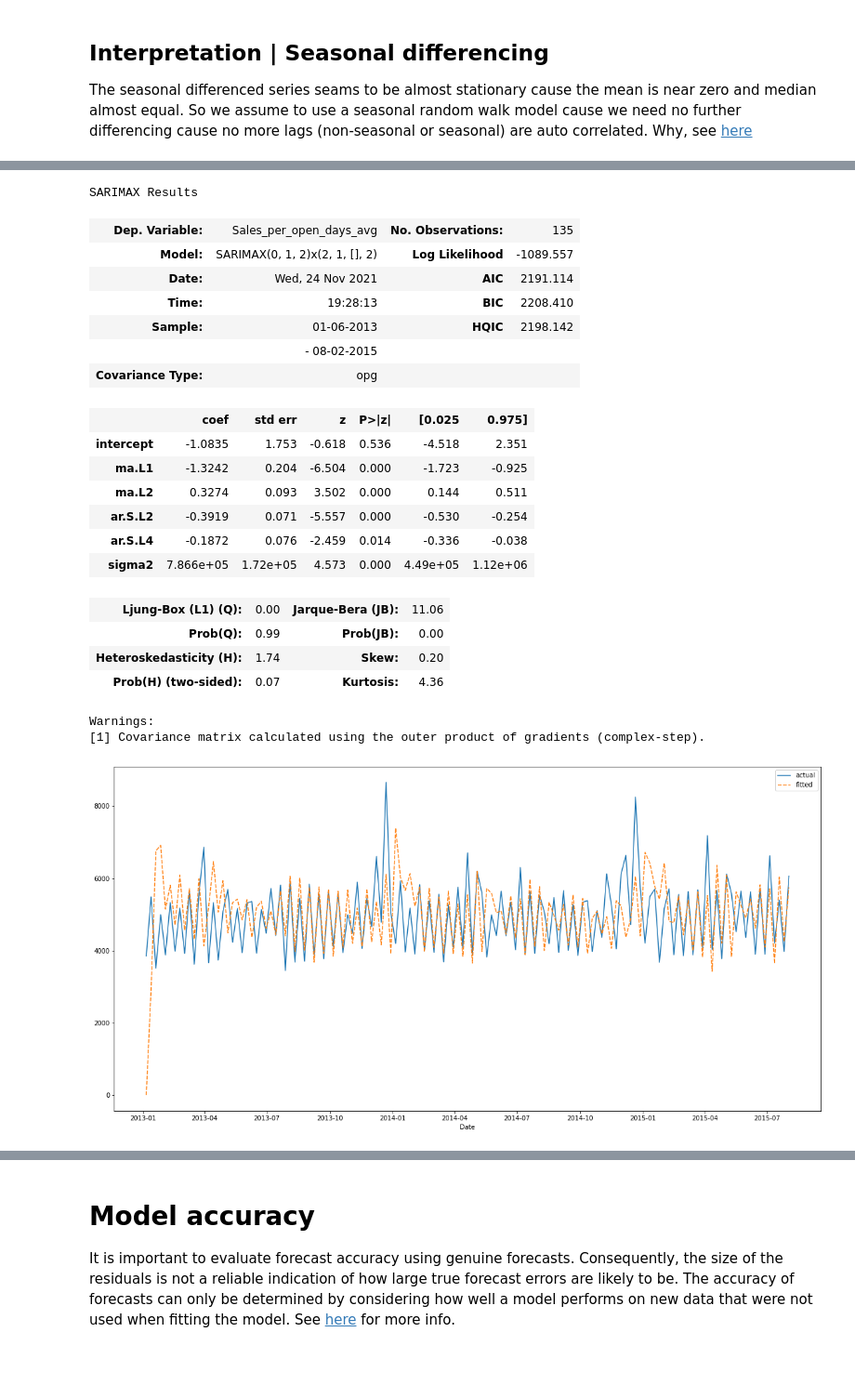
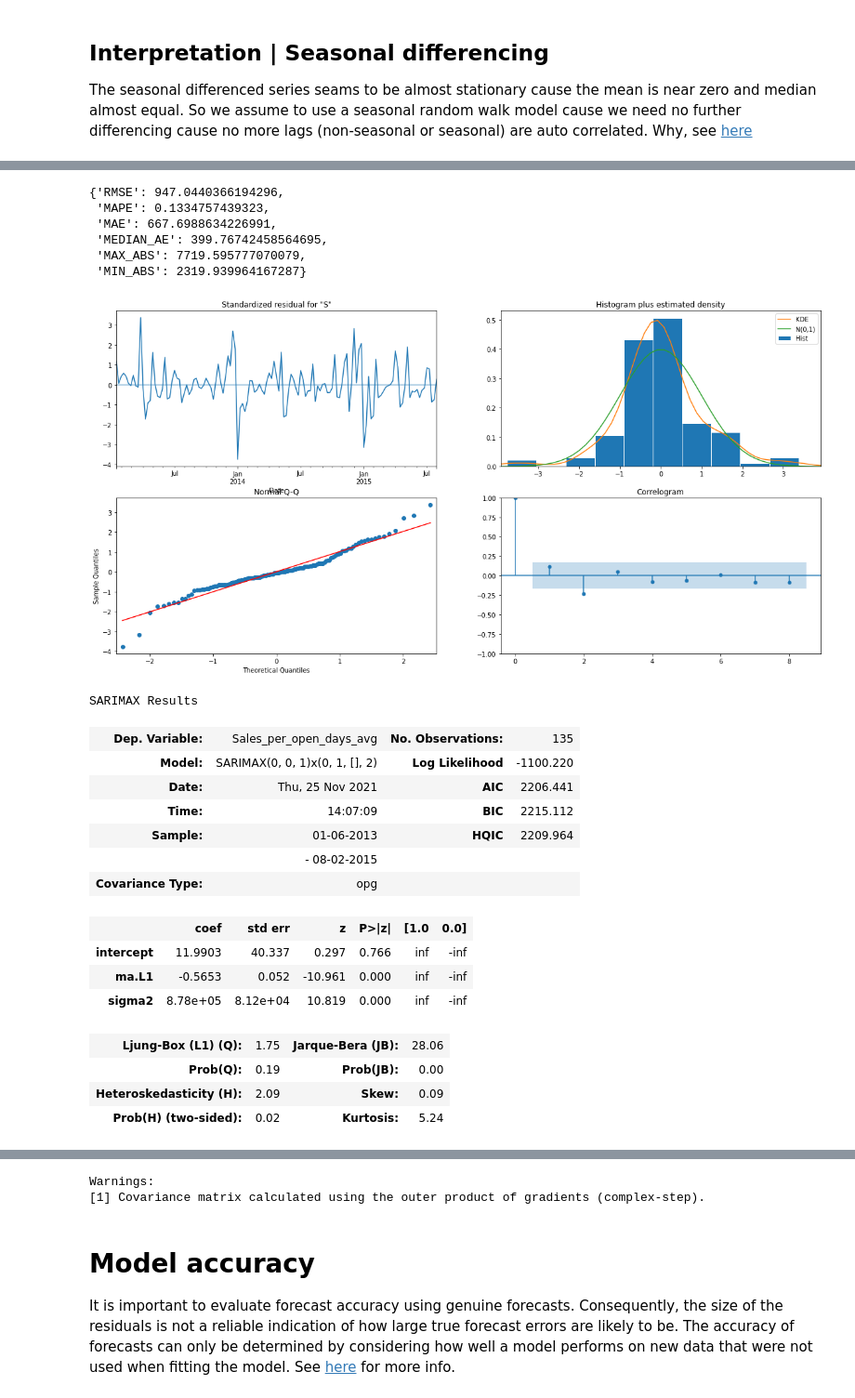
Before and after one commit to bruennijs/kaggle_rossmann_sales, a Jupyter notebook: regression_weekly.ipynb, the cells around one changed output, grey strips where cells are left out. Shown at 93% size. Saved outputs shown, nothing was run; the diff lists cells and outputs as text; code cells hidden in the pictures; blank space fills up the shorter version.

Commit message:
MOnthly - Correct models using only one d=0, D=1 for weekly and monthly

```diff
--- a/regression_weekly.ipynb
+++ b/regression_weekly.ipynb
@@ -51,27 +51,26 @@ def plot_series_hist_acf_kpss(Yt: Series, lags=5, plot_lag_plot=False, hist_bins
         plt.show()
 
 # Actual vs Fitted
-def plot_actual_and_fitted_values(y_t: Series, model_fit: ARIMAResults):
+def plot_actual_and_fitted_values(y: Series, model_fit: ARIMAResults):
     f, axes = plt.subplots(1, 1)
     f.set_size_inches(w=20, h=10)
-    f = sns.lineplot(data=pd.DataFrame({'actual': y_t, 'fitted': model_fit.fittedvalues}), ax=axes)
+    f = sns.lineplot(data=pd.DataFrame({'actual': y, 'fitted': model_fit.fittedvalues}), ax=axes)
     plt.show()
 
 
-def errors(y_t: Series, y_pred: Series):
+def errors(y: Series, y_pred: Series):
     return {
-        'RMSE': np.sqrt(mean_squared_error(y_t, y_pred, squared=True)),
-        'MAPE': mean_absolute_percentage_error(y_t, y_pred),
-        'MAE': mean_absolute_error(y_t, y_pred),
-        'MEDIAN_AE': median_absolute_error(y_t, y_pred),
+        'RMSE': np.sqrt(mean_squared_error(y, y_pred, squared=True)),
+        'MAPE': mean_absolute_percentage_error(y, y_pred),
+        'MAE': mean_absolute_error(y, y_pred),
+        'MEDIAN_AE': median_absolute_error(y, y_pred),
         'MAX_ABS': y_pred.abs().max(),
         'MIN_ABS': y_pred.abs().min()}
 
 
-def model_errors(y_t: Series, model_fit: ARIMAResults):
-    fitted:Series = model_fit.fittedvalues[y_t.index]
-    residuals:Series = model_fit.resid[y_t.index]
-    errors(fitted, residuals)
+def model_errors(y: Series, model_fit: ARIMAResults):
+    fitted:Series = model_fit.fittedvalues[y.index]
+    return errors(y, fitted)
 # %% [markdown]
 # Preprocessing
 Feature engineering, create categorial columns
@@ -226,19 +234,20 @@ import seaborn as sns
 from statsmodels.tsa.statespace.sarimax import SARIMAX
 from statsmodels.tsa.arima.model import ARIMAResults
 
-model: SARIMAX = SARIMAX(y_t, order=(0, 1, 2), seasonal_order=(2, 1, 0, 2), trend='c')
+model: SARIMAX = SARIMAX(y_t, order=(0, 0, 1), seasonal_order=(0, 1, 0, 2), trend='c')
 model_fit: ARIMAResults = model.fit(disp=False)
-model_fit.summary()
 
+# Plot actual vs fitted values
+plot_actual_and_fitted_values(y_t, model_fit)
 
+# actual vs fitted errors
 errors_dict: dict[str, float] = model_errors(y_t.iloc[2:], model_fit)
 errors_dict
 #"MAE model={}".format(model_fit.mae)
 
-# Plot actual vs fitted values
-plot_actual_and_fitted_values(y_t, model_fit)
-
 # Residuals diagnostics
 figure: Figure = model_fit.plot_diagnostics(lags=8, figsize=(20, 10))
 plt.show()
+
+model_fit.summary(2)
 # %% [output]
@@ -245,22 +255,23 @@ plt.show()
-SARIMAX Results
+{'RMSE': 947.0440366194296,
+ 'MAPE': 0.1334757439323,
+ 'MAE': 667.6988634226991,
+ 'MEDIAN_AE': 399.76742458564695,
+ 'MAX_ABS': 7719.595777070079,
+ 'MIN_ABS': 2319.939964167287}
+[figure, new version]
+SARIMAX Results
 | Dep. Variable: | Sales_per_open_days_avg | No. Observations: | 135 |
-| Model: | SARIMAX(0, 1, 2)x(2, 1, [], 2) | Log Likelihood | -1089.557 |
-| Date: | Wed, 24 Nov 2021 | AIC | 2191.114 |
-| Time: | 19:28:13 | BIC | 2208.410 |
-| Sample: | 01-06-2013 | HQIC | 2198.142 |
+| Model: | SARIMAX(0, 0, 1)x(0, 1, [], 2) | Log Likelihood | -1100.220 |
+| Date: | Thu, 25 Nov 2021 | AIC | 2206.441 |
+| Time: | 14:07:09 | BIC | 2215.112 |
+| Sample: | 01-06-2013 | HQIC | 2209.964 |
 |  | - 08-02-2015 |  |  |
 | Covariance Type: | opg |  |  |
-|  | coef | std err | z | P>|z| | [0.025 | 0.975] |
-| intercept | -1.0835 | 1.753 | -0.618 | 0.536 | -4.518 | 2.351 |
-| ma.L1 | -1.3242 | 0.204 | -6.504 | 0.000 | -1.723 | -0.925 |
-| ma.L2 | 0.3274 | 0.093 | 3.502 | 0.000 | 0.144 | 0.511 |
-| ar.S.L2 | -0.3919 | 0.071 | -5.557 | 0.000 | -0.530 | -0.254 |
-| ar.S.L4 | -0.1872 | 0.076 | -2.459 | 0.014 | -0.336 | -0.038 |
-| sigma2 | 7.866e+05 | 1.72e+05 | 4.573 | 0.000 | 4.49e+05 | 1.12e+06 |
+|  | coef | std err | z | P>|z| | [1.0 | 0.0] |
+| intercept | 11.9903 | 40.337 | 0.297 | 0.766 | inf | -inf |
+| ma.L1 | -0.5653 | 0.052 | -10.961 | 0.000 | inf | -inf |
+| sigma2 | 8.78e+05 | 8.12e+04 | 10.819 | 0.000 | inf | -inf |
-| Ljung-Box (L1) (Q): | 0.00 | Jarque-Bera (JB): | 11.06 |
-| Prob(Q): | 0.99 | Prob(JB): | 0.00 |
-| Heteroskedasticity (H): | 1.74 | Skew: | 0.20 |
-| Prob(H) (two-sided): | 0.07 | Kurtosis: | 4.36 |
+| Ljung-Box (L1) (Q): | 1.75 | Jarque-Bera (JB): | 28.06 |
+| Prob(Q): | 0.19 | Prob(JB): | 0.00 |
+| Heteroskedasticity (H): | 2.09 | Skew: | 0.09 |
+| Prob(H) (two-sided): | 0.02 | Kurtosis: | 5.24 |
-Warnings:
-[1] Covariance matrix calculated using the outer product of gradients (complex-step).
-[figure, old version]
@@ -268,3 +278,5 @@ Warnings:
+Warnings:
+[1] Covariance matrix calculated using the outer product of gradients (complex-step).
 # %% [markdown]
 # Model accuracy
 It is important to evaluate forecast accuracy using genuine forecasts. Consequently, the size of the residuals is not a reliable indication of how large true forecast errors are likely to be. The accuracy of forecasts can only be determined by considering how well a model performs on new data that were not used when fitting the model.
```
Also changed, not shown: parts of 8 cells of this notebook.
